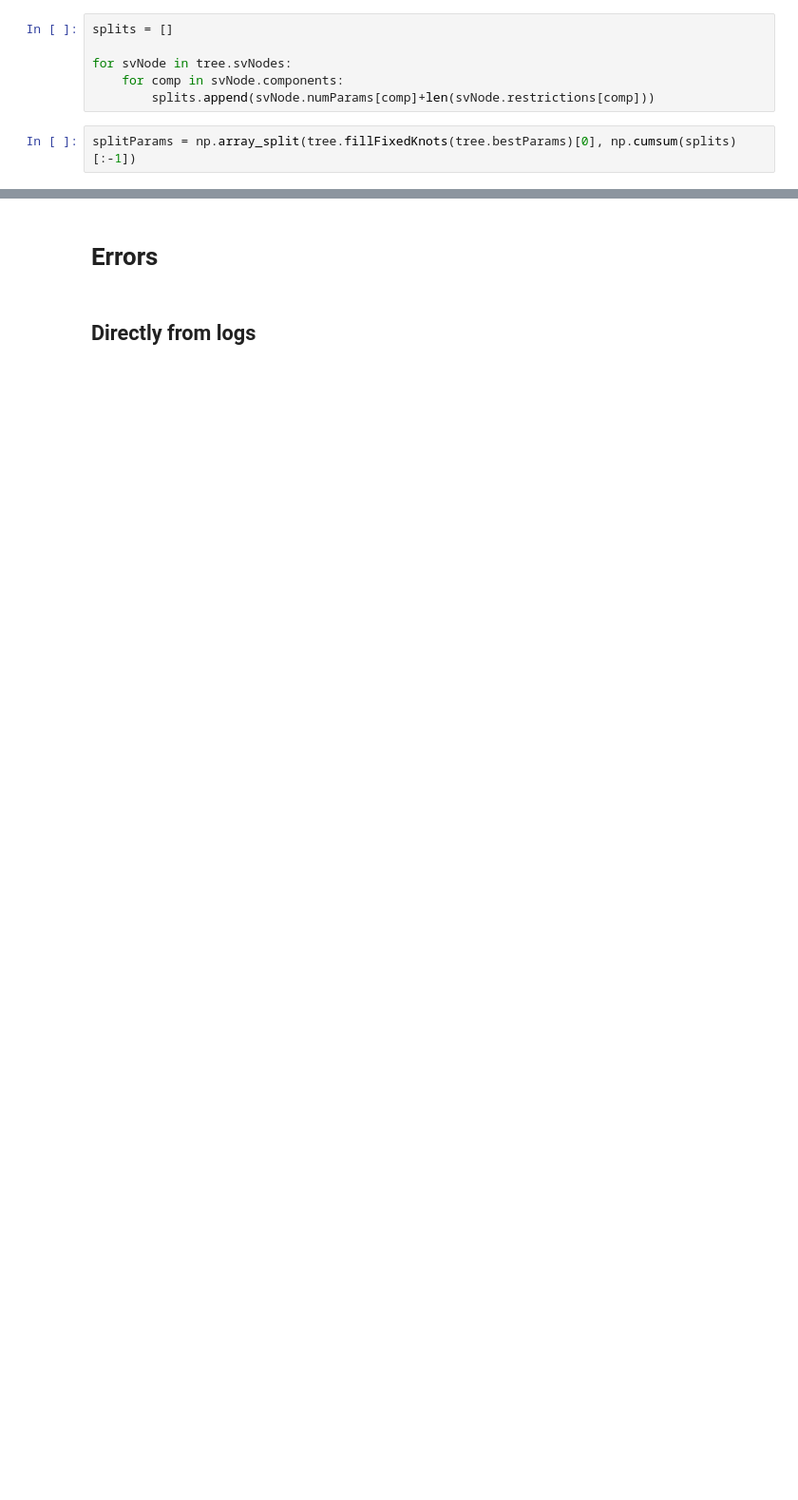
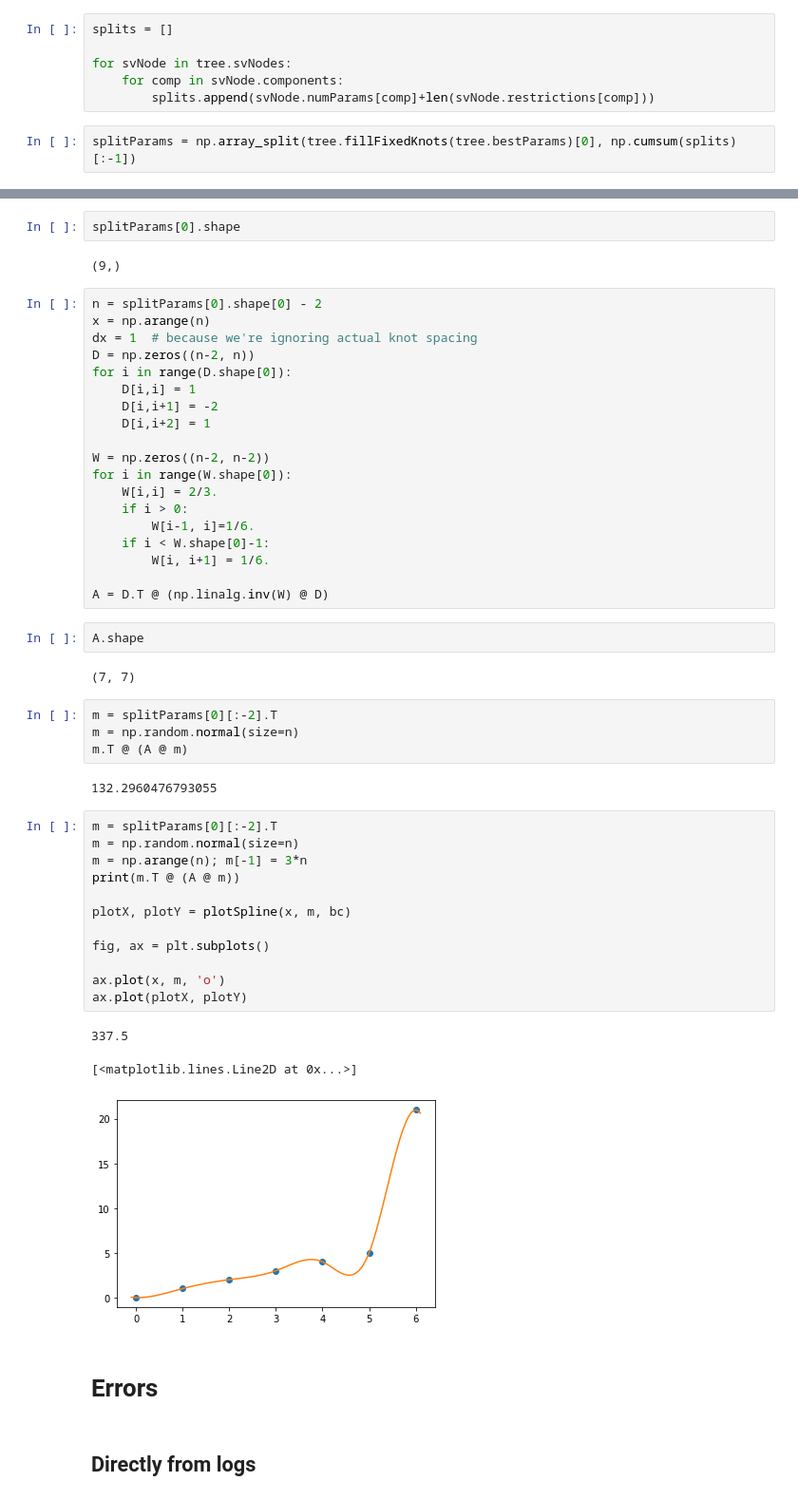
Before and after one commit to TrinkleGroup/svreg, a Jupyter notebook: tree_analyzer.ipynb, the cells around one changed output, grey strips where cells are left out. Shown: that part at 95% size. Cells and saved outputs as stored; diff of their text form; blank space fills up the shorter version.

```diff
--- a/tree_analyzer.ipynb
+++ b/tree_analyzer.ipynb
@@ -161,3 +202,52 @@ for i, spline in enumerate(splitParams):
+# %%
+splitParams[0].shape
+# %% [output]
+(9,)
+# %%
+n = splitParams[0].shape[0] - 2
+x = np.arange(n)
+dx = 1  # because we're ignoring actual knot spacing
+D = np.zeros((n-2, n))
+for i in range(D.shape[0]):
+    D[i,i] = 1
+    D[i,i+1] = -2
+    D[i,i+2] = 1
+
+W = np.zeros((n-2, n-2))
+for i in range(W.shape[0]):
+    W[i,i] = 2/3.
+    if i > 0:
+        W[i-1, i]=1/6.
+    if i < W.shape[0]-1:
+        W[i, i+1] = 1/6.
+
+A = D.T @ (np.linalg.inv(W) @ D)
+# %%
+A.shape
+# %% [output]
+(7, 7)
+# %%
+m = splitParams[0][:-2].T
+m = np.random.normal(size=n)
+m.T @ (A @ m)
+# %% [output]
+132.2960476793055
+# %%
+m = splitParams[0][:-2].T
+m = np.random.normal(size=n)
+m = np.arange(n); m[-1] = 3*n
+print(m.T @ (A @ m))
+
+plotX, plotY = plotSpline(x, m, bc)
+
+fig, ax = plt.subplots()
+
+ax.plot(x, m, 'o')
+ax.plot(plotX, plotY)
+# %% [output]
+337.5
+[<matplotlib.lines.Line2D at 0x...>]
+[figure, added]
 # %% [markdown]
 # Errors
 # %% [markdown]
```
Also changed, not shown: parts of 24 cells of this notebook, 4 other files.
